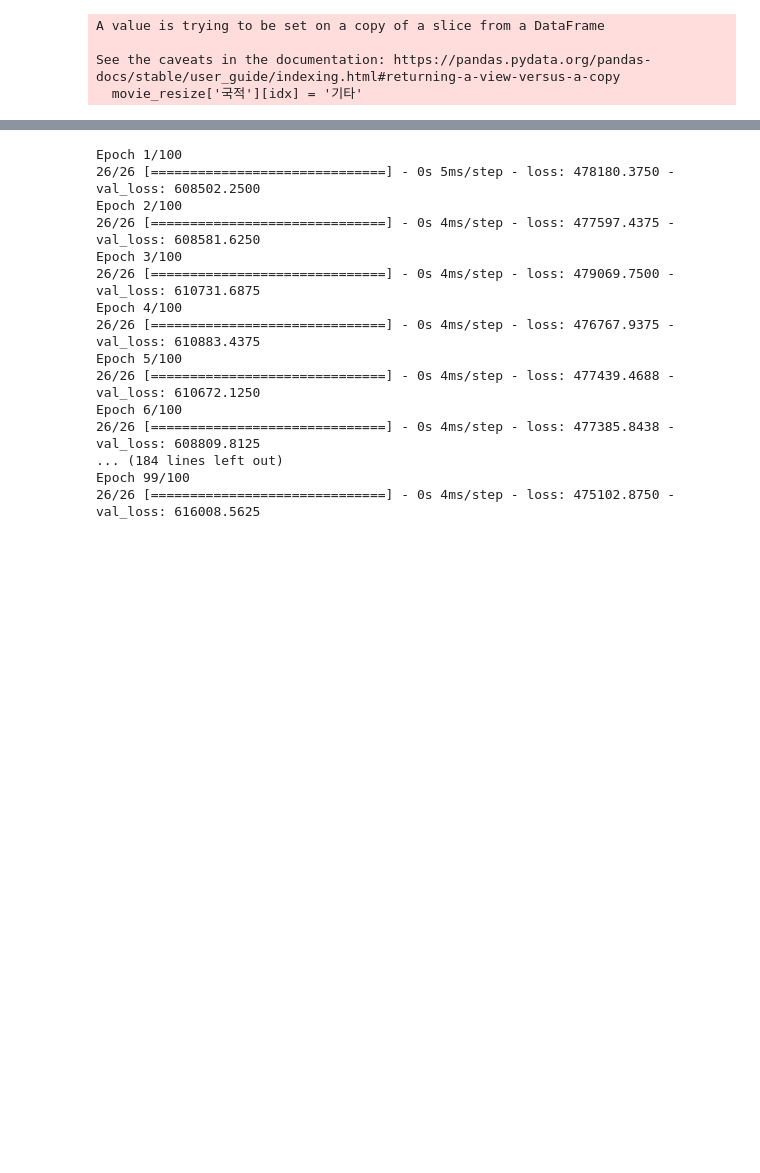
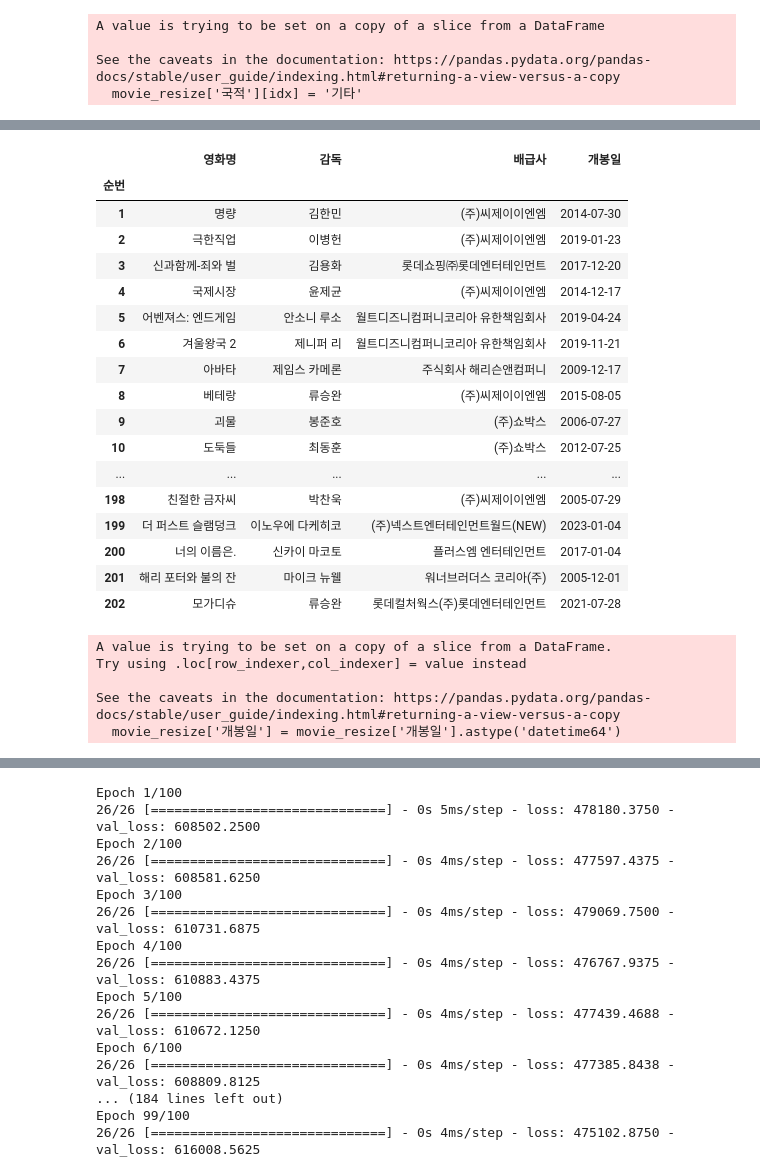
Before and after one commit to Play-Web-miniProject/MovieDL, a Jupyter notebook: taehyeon/movie_eda_ver02.ipynb, the cells around one changed output, grey strips where cells are left out. Cells and saved outputs as stored; diff of their text form; code cells hidden in the pictures; blank space fills up the shorter version.

```diff
--- a/taehyeon/movie_eda_ver02.ipynb
+++ b/taehyeon/movie_eda_ver02.ipynb
@@ -118,0 +211,36 @@ Name: 국적, dtype: int64
+# %%
+movie_resize_ranking
+# %% [output]
+|  | 영화명 | 감독 | 배급사 | 개봉일 |
+| 순번 |  |  |  |  |
+| 1 | 명량 | 김한민 | (주)씨제이이엔엠 | 2014-07-30 |
+| 2 | 극한직업 | 이병헌 | (주)씨제이이엔엠 | 2019-01-23 |
+| 3 | 신과함께-죄와 벌 | 김용화 | 롯데쇼핑㈜롯데엔터테인먼트 | 2017-12-20 |
+| 4 | 국제시장 | 윤제균 | (주)씨제이이엔엠 | 2014-12-17 |
+| 5 | 어벤져스: 엔드게임 | 안소니 루소 | 월트디즈니컴퍼니코리아 유한책임회사 | 2019-04-24 |
+| 6 | 겨울왕국 2 | 제니퍼 리 | 월트디즈니컴퍼니코리아 유한책임회사 | 2019-11-21 |
+| 7 | 아바타 | 제임스 카메론 | 주식회사 해리슨앤컴퍼니 | 2009-12-17 |
+| 8 | 베테랑 | 류승완 | (주)씨제이이엔엠 | 2015-08-05 |
+| 9 | 괴물 | 봉준호 | (주)쇼박스 | 2006-07-27 |
+| 10 | 도둑들 | 최동훈 | (주)쇼박스 | 2012-07-25 |
+| ... | ... | ... | ... | ... |
+| 198 | 친절한 금자씨 | 박찬욱 | (주)씨제이이엔엠 | 2005-07-29 |
+| 199 | 더 퍼스트 슬램덩크 | 이노우에 다케히코 | (주)넥스트엔터테인먼트월드(NEW) | 2023-01-04 |
+| 200 | 너의 이름은. | 신카이 마코토 | 플러스엠 엔터테인먼트 | 2017-01-04 |
+| 201 | 해리 포터와 불의 잔 | 마이크 뉴웰 | 워너브러더스 코리아(주) | 2005-12-01 |
+| 202 | 모가디슈 | 류승완 | 롯데컬처웍스(주)롯데엔터테인먼트 | 2021-07-28 |
+# %%
+import datetime
+
+movie_resize['개봉일'] = movie_resize['개봉일'].astype('datetime64')
+
+movie_final = movie_resize.copy()
+movie_final['감독_흥행'] = [0 for _ in range(len(movie_resize))]
+movie_final['배급사_흥행'] = [0 for _ in range(len(movie_resize))]
+movie_final['주연배우_흥행'] = [0 for _ in range(len(movie_resize))]
+# %% [output]
+A value is trying to be set on a copy of a slice from a DataFrame.
+Try using .loc[row_indexer,col_indexer] = value instead
+
+See the caveats in the documentation: https://pandas.pydata.org/pandas-docs/stable/user_guide/indexing.html#returning-a-view-versus-a-copy
+  movie_resize['개봉일'] = movie_resize['개봉일'].astype('datetime64')
```
Also changed, not shown: parts of 22 cells of this notebook, 2 other files.
